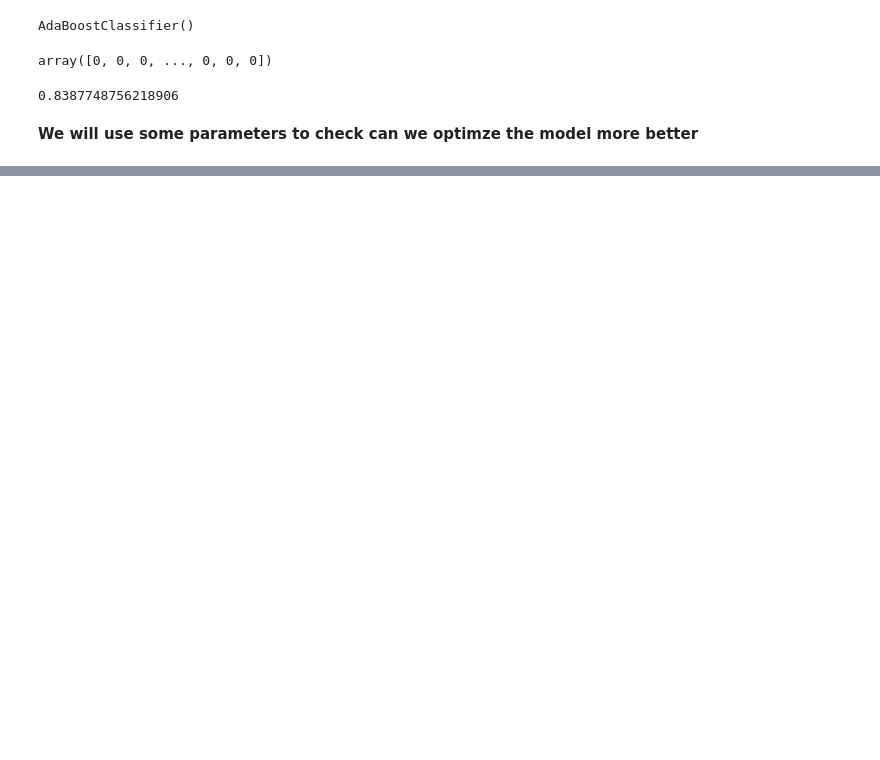
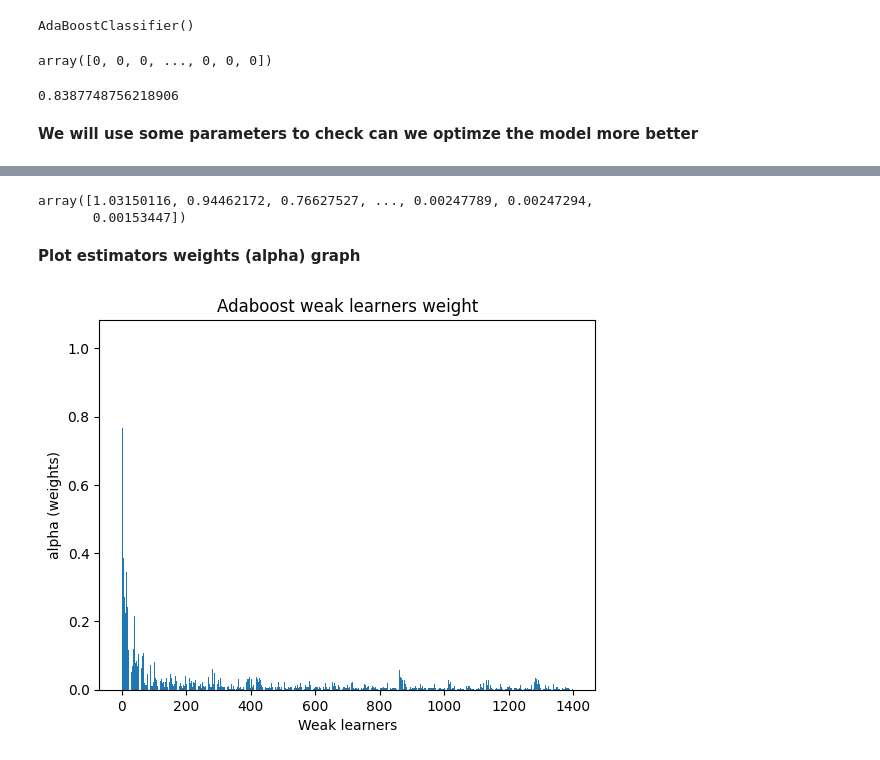
Before and after one commit to madanjha/Machine-Learning, a Jupyter notebook: BaggingAndBoosting06Sept.ipynb, the cells around one changed output, grey strips where cells are left out. Drawn from its saved outputs; the diff is of its cells as text; code cells hidden in the pictures; blank space fills up the shorter version.

```diff
--- a/BaggingAndBoosting06Sept.ipynb
+++ b/BaggingAndBoosting06Sept.ipynb
@@ -557,3 +559,12 @@ accuracy_score(adaPred,y_test) # Better result than our decision tree and logist
 0.8387748756218906
 # %% [markdown]
 **We will use some parameters to check can we optimze the model more better**
+# %%
+adaModel2 = AdaBoostClassifier(
+    estimator = ModelDT, # Weak learner
+    n_estimators= 1400, # number of weak learners
+    learning_rate= 1, # Scale factor for model contributins
+    random_state = 42
+)
+# %%
+adaModel2.fit(x_train,y_train)
@@ -559,0 +646,15 @@ accuracy_score(adaPred,y_test) # Better result than our decision tree and logist
+# %%
+adaModel2.estimator_weights_
+# %% [output]
+array([1.03150116, 0.94462172, 0.76627527, ..., 0.00247789, 0.00247294,
+       0.00153447])
+# %% [markdown]
+**Plot estimators weights (alpha) graph**
+# %%
+plt.bar(range(len(adaModel2.estimator_weights_)),adaModel2.estimator_weights_)
+plt.title('Adaboost weak learners weight')
+plt.xlabel('Weak learners')
+plt.ylabel('alpha (weights)')
+plt.show()
+# %% [output]
+[figure, added]
```
Also changed, not shown: parts of 15 cells of this notebook.
